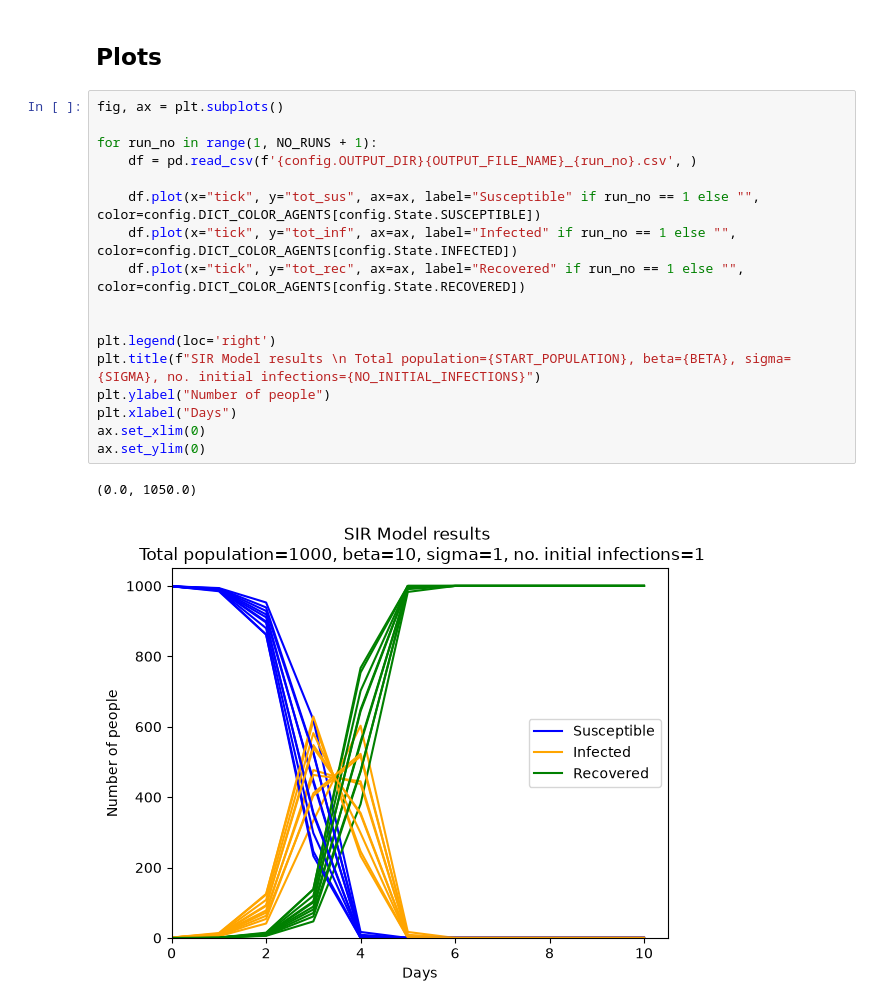
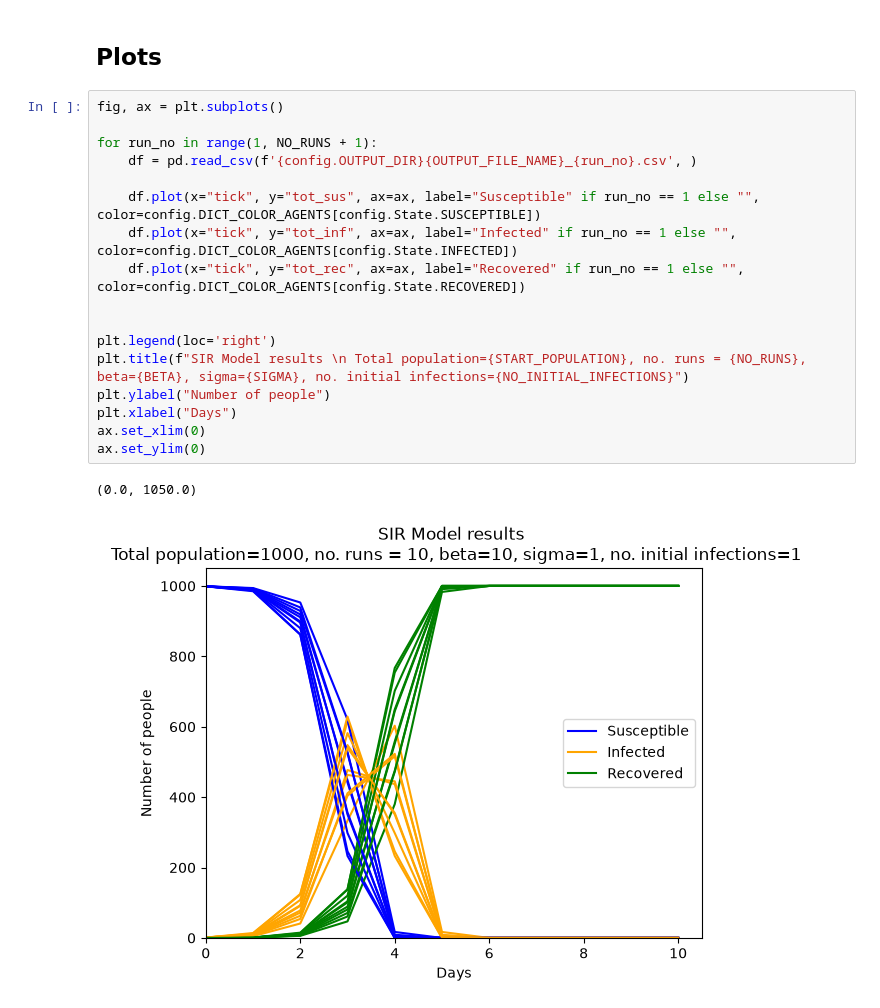
Before and after one commit to angelina-momin/SIR-model, a Jupyter notebook: run_model.ipynb, the cells around one changed output. Saved outputs shown, nothing was run; the diff lists cells and outputs as text.

Commit message:
Change plot title

```diff
--- a/run_model.ipynb
+++ b/run_model.ipynb
@@ -30,20 +30,20 @@ for run_no in range(1, NO_RUNS + 1):
 # %%
 fig, ax = plt.subplots()
 
 for run_no in range(1, NO_RUNS + 1):
     df = pd.read_csv(f'{config.OUTPUT_DIR}{OUTPUT_FILE_NAME}_{run_no}.csv', )
 
     df.plot(x="tick", y="tot_sus", ax=ax, label="Susceptible" if run_no == 1 else "", color=config.DICT_COLOR_AGENTS[config.State.SUSCEPTIBLE])
     df.plot(x="tick", y="tot_inf", ax=ax, label="Infected" if run_no == 1 else "", color=config.DICT_COLOR_AGENTS[config.State.INFECTED])
     df.plot(x="tick", y="tot_rec", ax=ax, label="Recovered" if run_no == 1 else "", color=config.DICT_COLOR_AGENTS[config.State.RECOVERED])
 
 
 plt.legend(loc='right')
-plt.title(f"SIR Model results \n Total population={START_POPULATION}, beta={BETA}, sigma={SIGMA}, no. initial infections={NO_INITIAL_INFECTIONS}")
+plt.title(f"SIR Model results \n Total population={START_POPULATION}, no. runs = {NO_RUNS}, beta={BETA}, sigma={SIGMA}, no. initial infections={NO_INITIAL_INFECTIONS}")
 plt.ylabel("Number of people")
 plt.xlabel("Days")
 ax.set_xlim(0)
 ax.set_ylim(0)
 # %% [output]
 (0.0, 1050.0)
-[figure, old version]
+[figure, new version]
```
